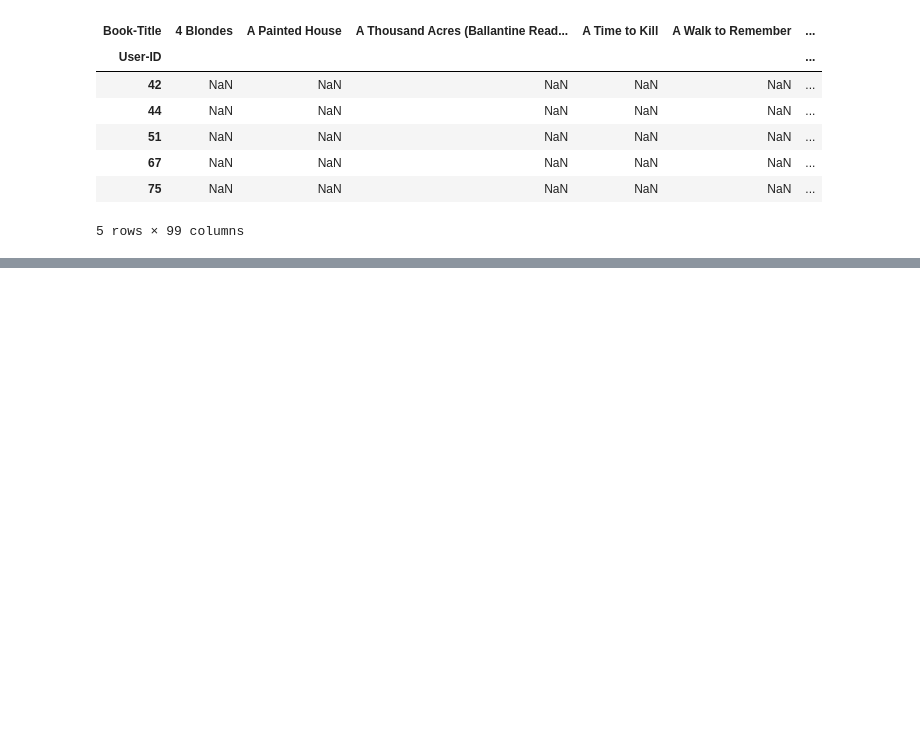
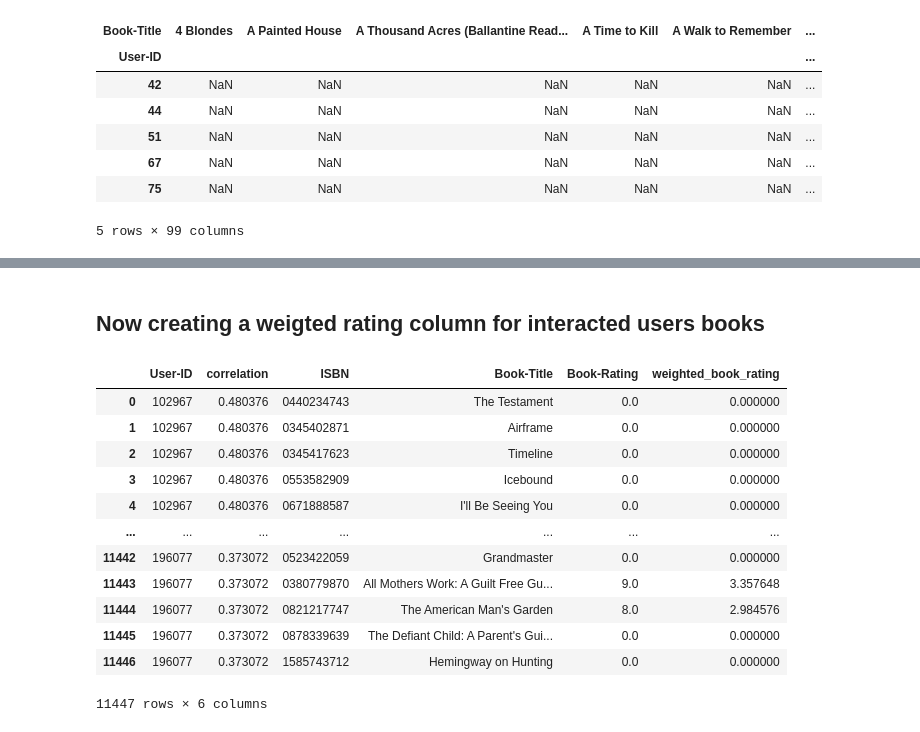
Before and after one commit to Suraj-7077/Unsupervised-ML-Book-Recommendation-system-Model, a Jupyter notebook: Unsupervised_ML_Capstone_Project_IV_.ipynb, the cells around one changed output, grey strips where cells are left out. Saved outputs shown, nothing was run; the diff lists cells and outputs as text; code cells hidden in the pictures; blank space fills up the shorter version.

Commit message:
Defining a function for user based book recommendation engine

```diff
--- a/Unsupervised_ML_Capstone_Project_IV_.ipynb
+++ b/Unsupervised_ML_Capstone_Project_IV_.ipynb
@@ -2609,0 +1410,4 @@ KeyError: ignored
+# %%
+users_correlation_df = pd.DataFrame(users_correlation_df, columns = ['correlation'])
+users_correlation_df.index.names = ['users_id_1','users_id_2']
+users_correlation_df= users_correlation_df.reset_index()
@@ -2609,0 +1426,3 @@ KeyError: ignored
+# %%
+top_similar_users_with_random_user = users_correlation_df[(users_correlation_df['users_id_1'] == random_user) & (users_correlation_df['correlation'] >= 0.3)][['users_id_2', 'correlation']].reset_index(drop=True)
+top_similar_users_with_random_user = top_similar_users_with_random_user.sort_values(by = 'correlation', ascending = False)
@@ -2609,0 +1447,4 @@ KeyError: ignored
+# %%
+top_similar_users_with_random_user.rename(columns={'users_id_2':'User-ID'},inplace=True)
+# %%
+top_similar_users_all_books_df = top_similar_users_with_random_user.merge(users_book_ratings_df[['ISBN', 'Book-Title','User-ID','Book-Rating']], how='inner')
@@ -2609,0 +1467,19 @@ KeyError: ignored
+# %% [markdown]
+ ## Now creating a weigted rating column for interacted users books
+# %%
+top_similar_users_all_books_df['weighted_book_rating'] = top_similar_users_all_books_df['correlation'] * top_similar_users_all_books_df['Book-Rating']
+top_similar_users_all_books_df
+# %% [output]
+|  | User-ID | correlation | ISBN | Book-Title | Book-Rating | weighted_book_rating |
+| 0 | 102967 | 0.480376 | 0440234743 | The Testament | 0.0 | 0.000000 |
+| 1 | 102967 | 0.480376 | 0345402871 | Airframe | 0.0 | 0.000000 |
+| 2 | 102967 | 0.480376 | 0345417623 | Timeline | 0.0 | 0.000000 |
+| 3 | 102967 | 0.480376 | 0553582909 | Icebound | 0.0 | 0.000000 |
+| 4 | 102967 | 0.480376 | 0671888587 | I'll Be Seeing You | 0.0 | 0.000000 |
+| ... | ... | ... | ... | ... | ... | ... |
+| 11442 | 196077 | 0.373072 | 0523422059 | Grandmaster | 0.0 | 0.000000 |
+| 11443 | 196077 | 0.373072 | 0380779870 | All Mothers Work: A Guilt Free Gu... | 9.0 | 3.357648 |
+| 11444 | 196077 | 0.373072 | 0821217747 | The American Man's Garden | 8.0 | 2.984576 |
+| 11445 | 196077 | 0.373072 | 0878339639 | The Defiant Child: A Parent's Gui... | 0.0 | 0.000000 |
+| 11446 | 196077 | 0.373072 | 1585743712 | Hemingway on Hunting | 0.0 | 0.000000 |
+11447 rows × 6 columns
```
Also changed, not shown: parts of 242 cells of this notebook.
